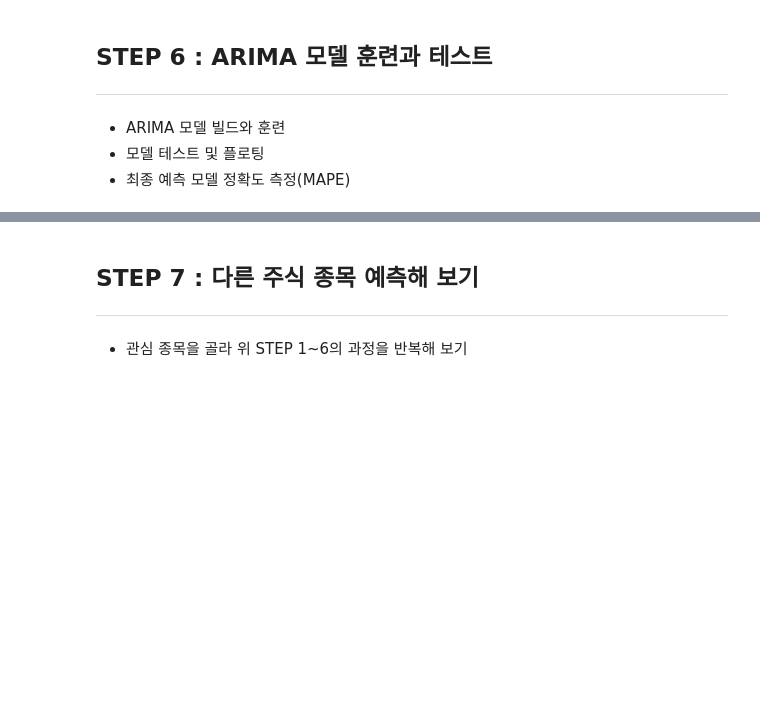
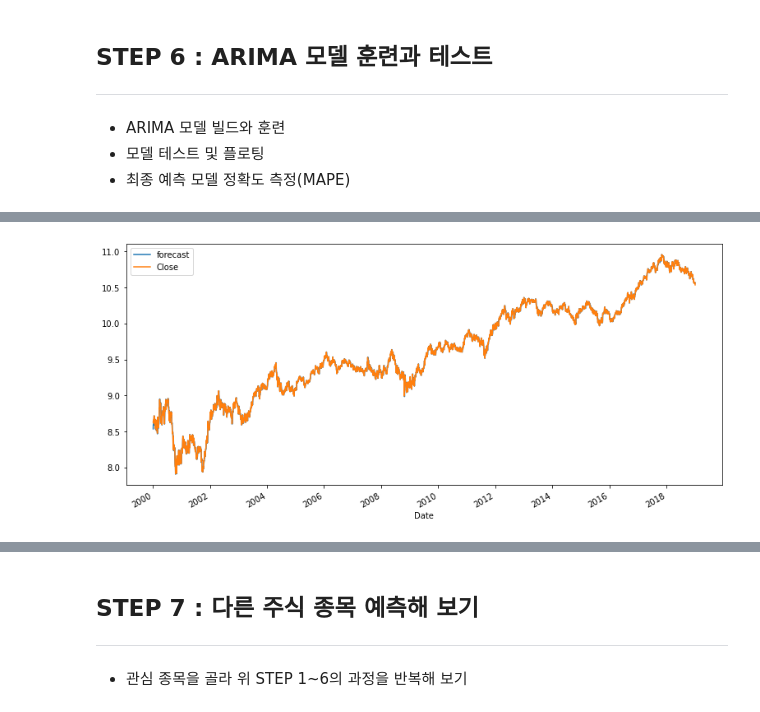
Before and after one commit to mochafreddo/aiffel, a Jupyter notebook: [E-13]Let's challenge stock prediction.ipynb, the cells around one changed output, grey strips where cells are left out. Saved outputs shown, nothing was run; the diff lists cells and outputs as text; code cells hidden in the pictures; blank space fills up the shorter version.

```diff
--- a/[E-13]Let's challenge stock prediction.ipynb
+++ b/[E-13]Let's challenge stock prediction.ipynb
@@ -178,0 +361,4 @@ print('MAPE: {:.2f}%'.format(mape*100))
+# %%
+model = ARIMA(train_data, order=(0, 2, 2))
+fitted_m = model.fit(disp=-1)
+print(fitted_m.summary())
@@ -178,0 +383,5 @@ print('MAPE: {:.2f}%'.format(mape*100))
+# %%
+fitted_m.plot_predict()
+plt.show()
+# %% [output]
+[figure, added]
```
Also changed, not shown: parts of 44 cells of this notebook.
